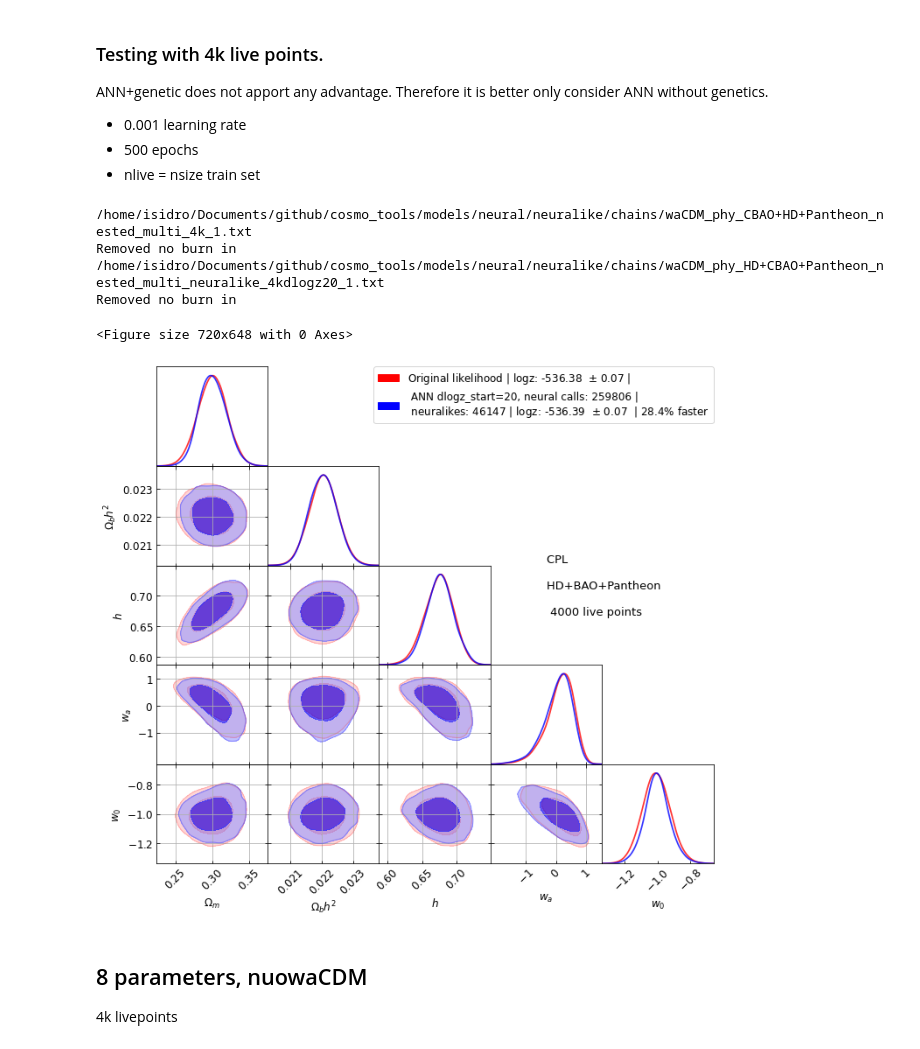
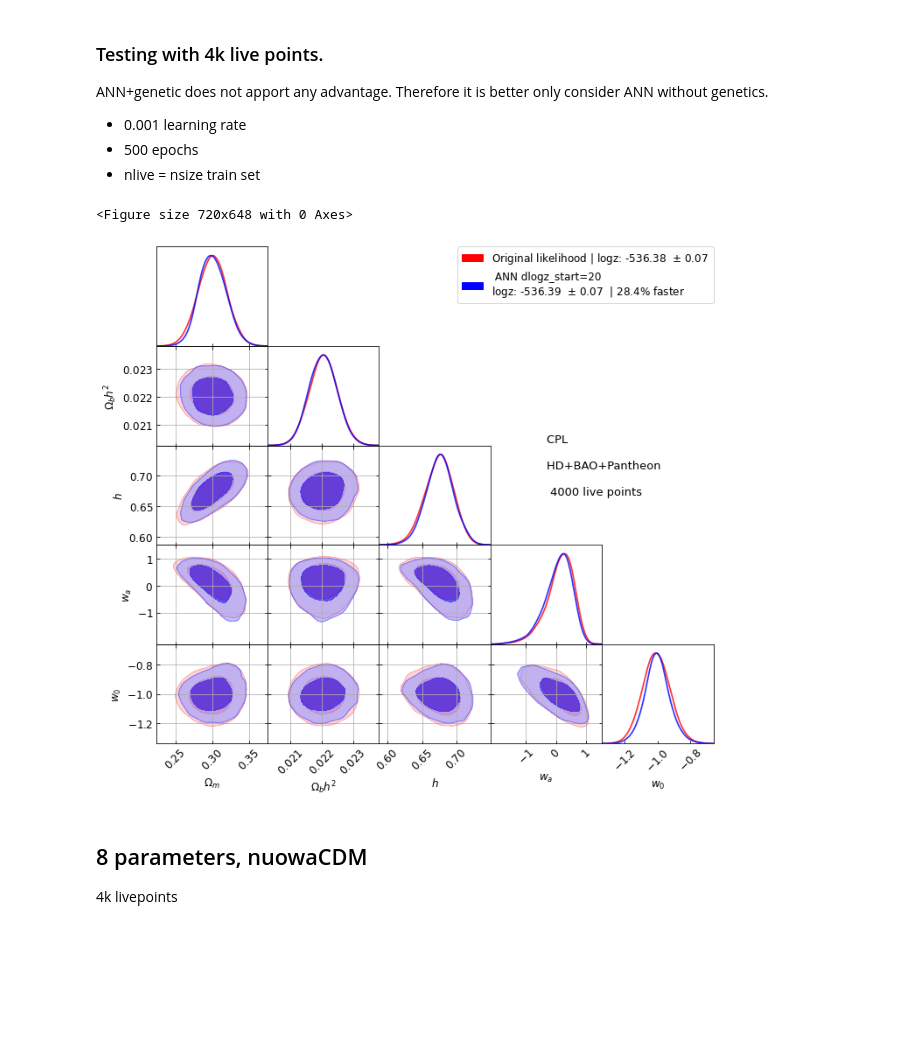
Before and after one commit to igomezv/cosmo_tools, a Jupyter notebook: models/neural/neuralike/posteriors_neuralike_2023.ipynb, the cells around one changed output. Cells and saved outputs as stored; diff of their text form; code cells hidden in the pictures; blank space fills up the shorter version.

```diff
--- a/models/neural/neuralike/posteriors_neuralike_2023.ipynb
+++ b/models/neural/neuralike/posteriors_neuralike_2023.ipynb
@@ -270,44 +276,42 @@ g.triangle_plot(roots4, ['Om','Obh2', 'h', 'wa', 'w'],
                                'alphas':[0.8, 0.8, 0.8]},
                 colors=['red', 'blue', 'green', 'purple'],
                 alphas = [0.4, 0.6, 0.6],
-                legend_labels=['Original likelihood | logz: -536.38  $\pm$ 0.07 | ' ,
+                legend_labels=['Original likelihood | logz: -536.38  $\pm$ 0.07 ' ,
 #                                ' ANN dlogz=100, neural calls: 413185 | \n neuralikes: 57470 | 1816 min | 33.3% faster',
 #                                ' ANN dlogz=50, neural calls: 396256| \n neuralikes: 52010 | logz: -536.24  $\pm$ 0.06 | 36.7% faster',
-                               ' ANN dlogz_start=20, neural calls: 259806 | \n neuralikes: 46147 | logz: -536.39  $\pm$ 0.07  | 28.4% faster',
+                               ' ANN dlogz_start=20 \n'
+                               #| neural calls: 259806 | \n neuralikes: 46147 |
+                               'logz: -536.39  $\pm$ 0.07  | 28.4% faster',
 #                                'ANN+genetic dlogz=114, mut 05 crossover 0.5 | time: 2173 min | 22.2% faster'
                               ],
                 legend_loc='upper right',
                 filled = True,
                 normalized=False, shaded=False,
 #                 param_limits={'mquin': [0, 3], 'mphan':[0, 2], 'beta':[-8, 12]},
 
 #                 parampriors={'mquin': [0, 3], 'mphan':[0, 2], 'beta':[-8, 12]}
            )
 
 g.subplots[1,0].grid(True)
 g.subplots[2,0].grid(True)
 g.subplots[2,1].grid(True)
 g.subplots[3,0].grid(True)
 g.subplots[3,1].grid(True)
 g.subplots[3,2].grid(True)
 g.subplots[4,0].grid(True)
 g.subplots[4,1].grid(True)
 g.subplots[4,2].grid(True)
 g.subplots[4,3].grid(True)
 
 
 g.add_text('CPL \n\nHD+BAO+Pantheon \n\n 4000 live points', x= -0.5, y=2.8, fontsize=13)
 
 plt.savefig('wacdm_corner_4klivepoints.png', dpi=100)
 # plt.savefig('wacdm_corner_4klivepoints.svg')
 plt.show()
 # %% [output]
-/home/isidro/Documents/github/cosmo_tools/models/neural/neuralike/chains/waCDM_phy_CBAO+HD+Pantheon_nested_multi_4k_1.txt
-Removed no burn in
-/home/isidro/Documents/github/cosmo_tools/models/neural/neuralike/chains/waCDM_phy_HD+CBAO+Pantheon_nested_multi_neuralike_4kdlogz20_1.txt
-Removed no burn in
+<Figure size 720x648 with 0 Axes>
-<Figure size 720x648 with 0 Axes>
-[figure, old version]
+[figure, new version]
 # %% [markdown]
 ## 8 parameters, nuowaCDM
 
```
Also changed, not shown: parts of 5 cells of this notebook.
